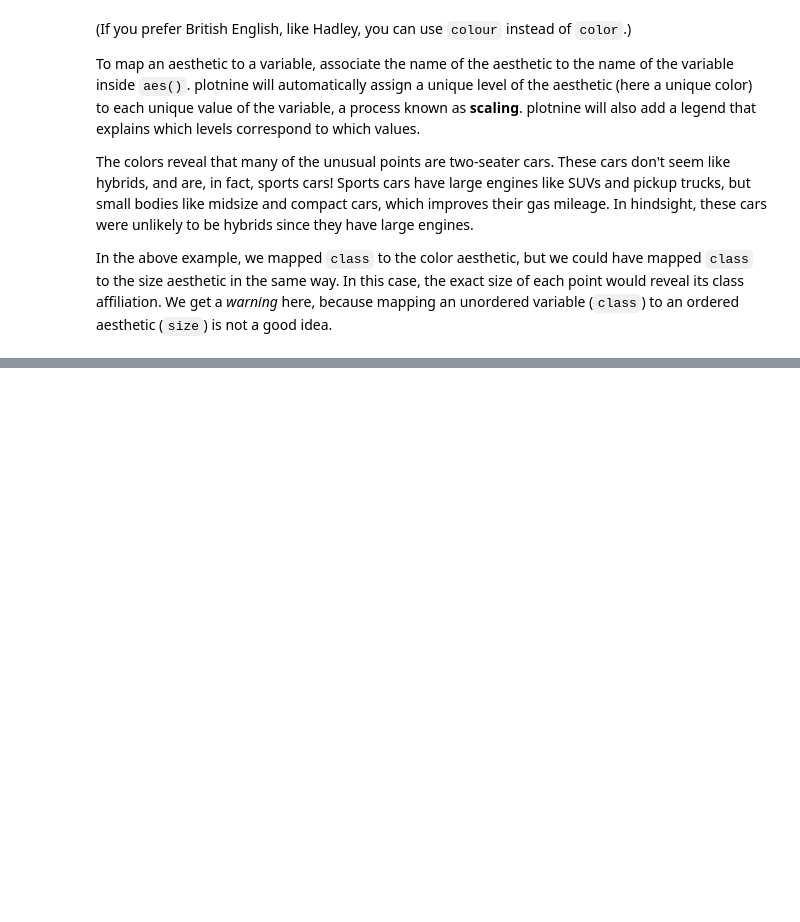
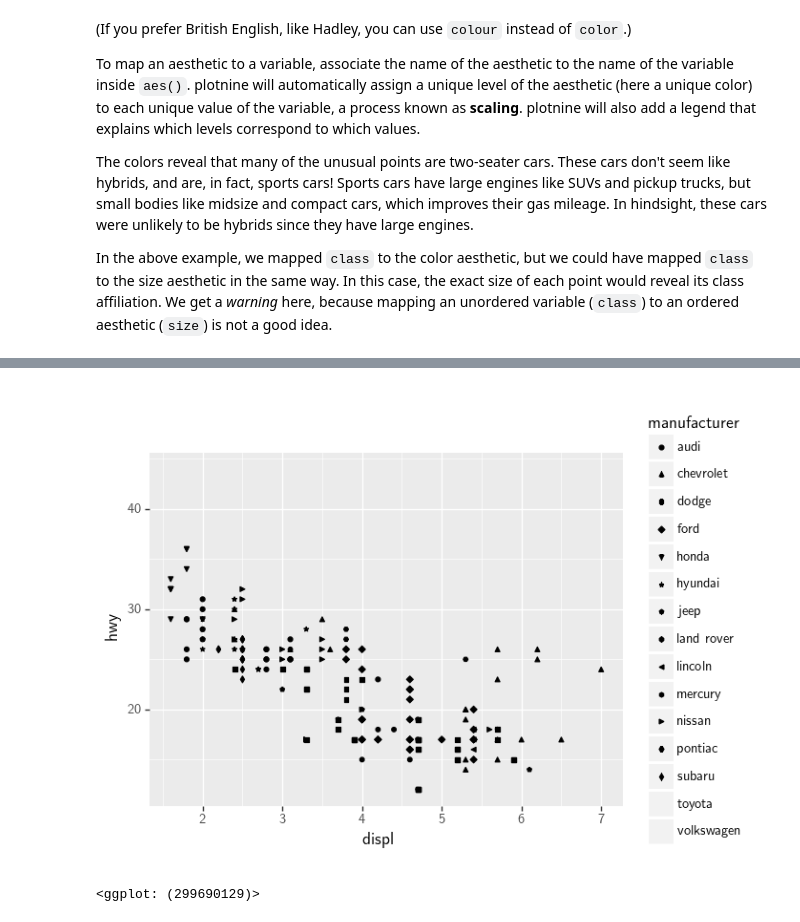
Before and after one commit to jeroenjanssens/r4ds-python-plotnine, a Jupyter notebook: notebook/r4ds-python-plotnine.ipynb, the cells around one changed output, grey strips where cells are left out. Saved outputs shown, nothing was run; the diff lists cells and outputs as text; code cells hidden in the pictures; blank space fills up the shorter version.

```diff
--- a/notebook/r4ds-python-plotnine.ipynb
+++ b/notebook/r4ds-python-plotnine.ipynb
@@ -186,0 +192,6 @@ Or we could have mapped `class` to the _alpha_ aesthetic, which controls the tra
+# %%
+ggplot(data=mpg) +\
+geom_point(mapping=aes(x="displ", y="hwy", shape="manufacturer"))
+# %% [output]
+[figure, added]
+<ggplot: (299690129)>
```
Also changed, not shown: parts of 76 cells of this notebook, 3 other files.
